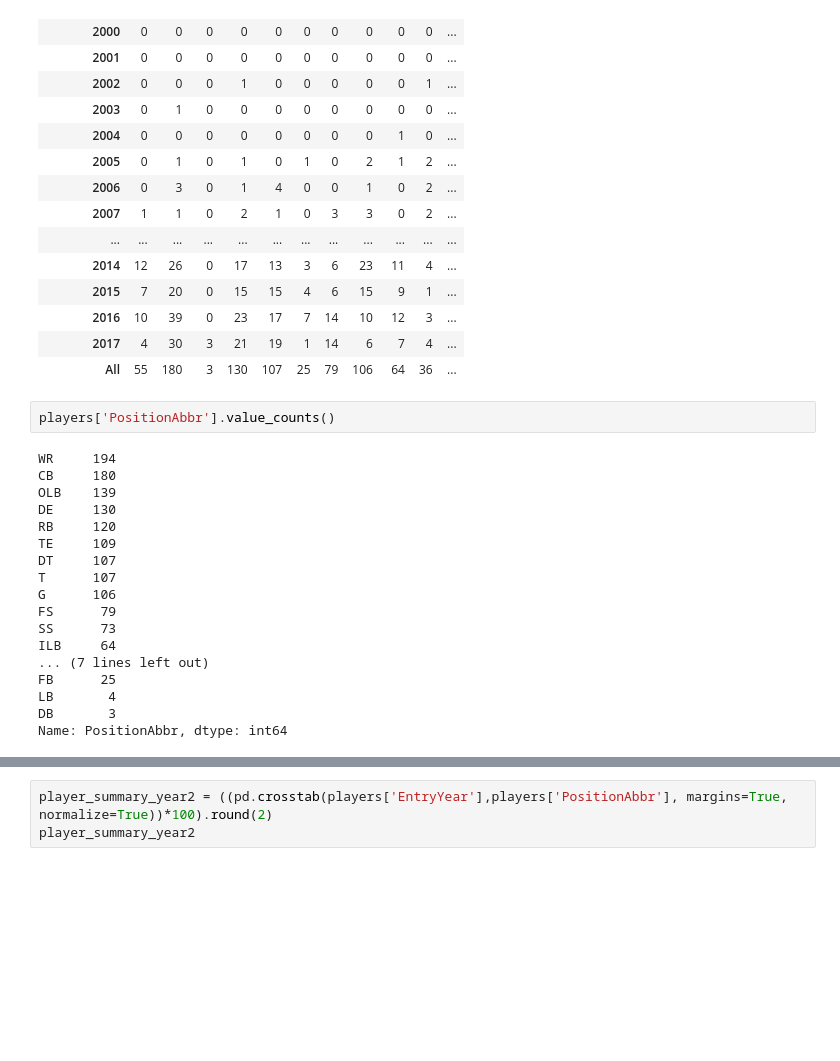
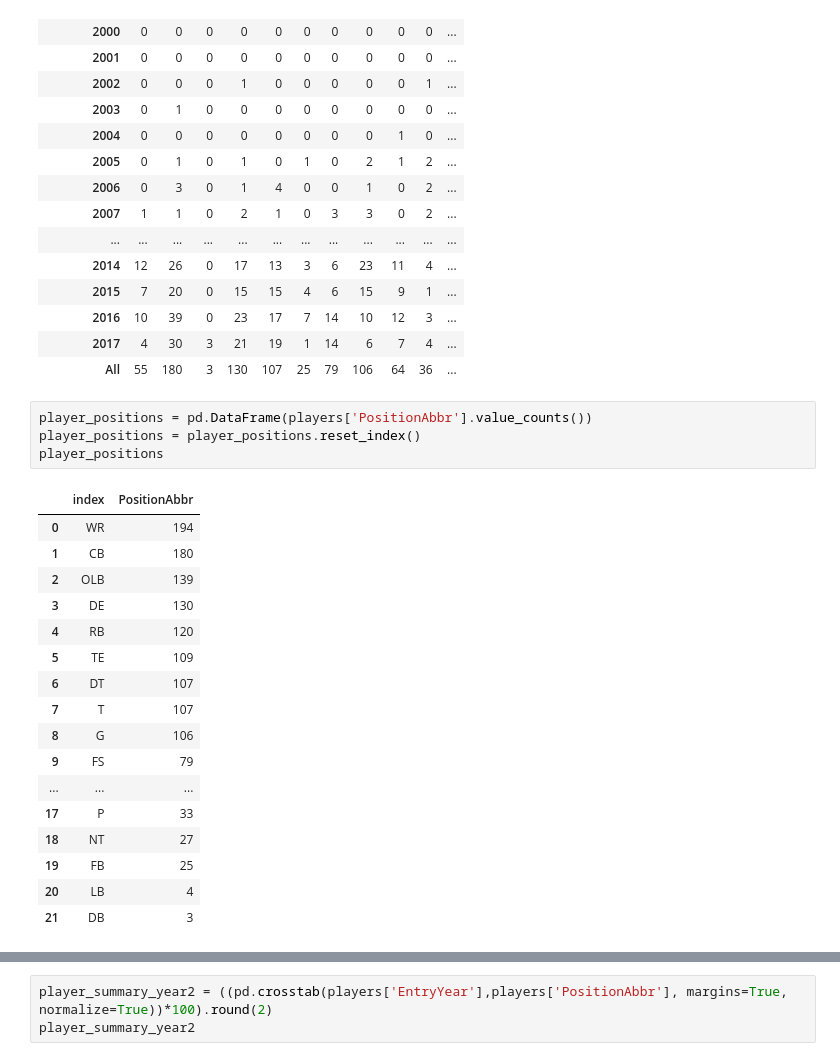
Before and after one commit to donw385/Big-Data-Bowl, a Jupyter notebook: Don_Wang_NFL_Data_Analysis.ipynb, the cells around one changed output, grey strips where cells are left out. Drawn from its saved outputs; the diff is of its cells as text; blank space fills up the shorter version.

```diff
--- a/Don_Wang_NFL_Data_Analysis.ipynb
+++ b/Don_Wang_NFL_Data_Analysis.ipynb
@@ -171,23 +171,25 @@ player_summary_year
 | 2016 | 10 | 39 | 0 | 23 | 17 | 7 | 14 | 10 | 12 | 3 | ... |
 | 2017 | 4 | 30 | 3 | 21 | 19 | 1 | 14 | 6 | 7 | 4 | ... |
 | All | 55 | 180 | 3 | 130 | 107 | 25 | 79 | 106 | 64 | 36 | ... |
-# %%
-players['PositionAbbr'].value_counts()
-# %% [output]
-WR     194
-CB     180
-OLB    139
-DE     130
-RB     120
-TE     109
-DT     107
-T      107
-G      106
-FS      79
-SS      73
-ILB     64
-... (7 lines left out)
-FB      25
-LB       4
-DB       3
-Name: PositionAbbr, dtype: int64
+# %%
+player_positions = pd.DataFrame(players['PositionAbbr'].value_counts())
+player_positions = player_positions.reset_index()
+player_positions
+# %% [output]
+|  | index | PositionAbbr |
+| 0 | WR | 194 |
+| 1 | CB | 180 |
+| 2 | OLB | 139 |
+| 3 | DE | 130 |
+| 4 | RB | 120 |
+| 5 | TE | 109 |
+| 6 | DT | 107 |
+| 7 | T | 107 |
+| 8 | G | 106 |
+| 9 | FS | 79 |
+| ... | ... | ... |
+| 17 | P | 33 |
+| 18 | NT | 27 |
+| 19 | FB | 25 |
+| 20 | LB | 4 |
+| 21 | DB | 3 |
```
Also changed, not shown: parts of 3 cells of this notebook.
